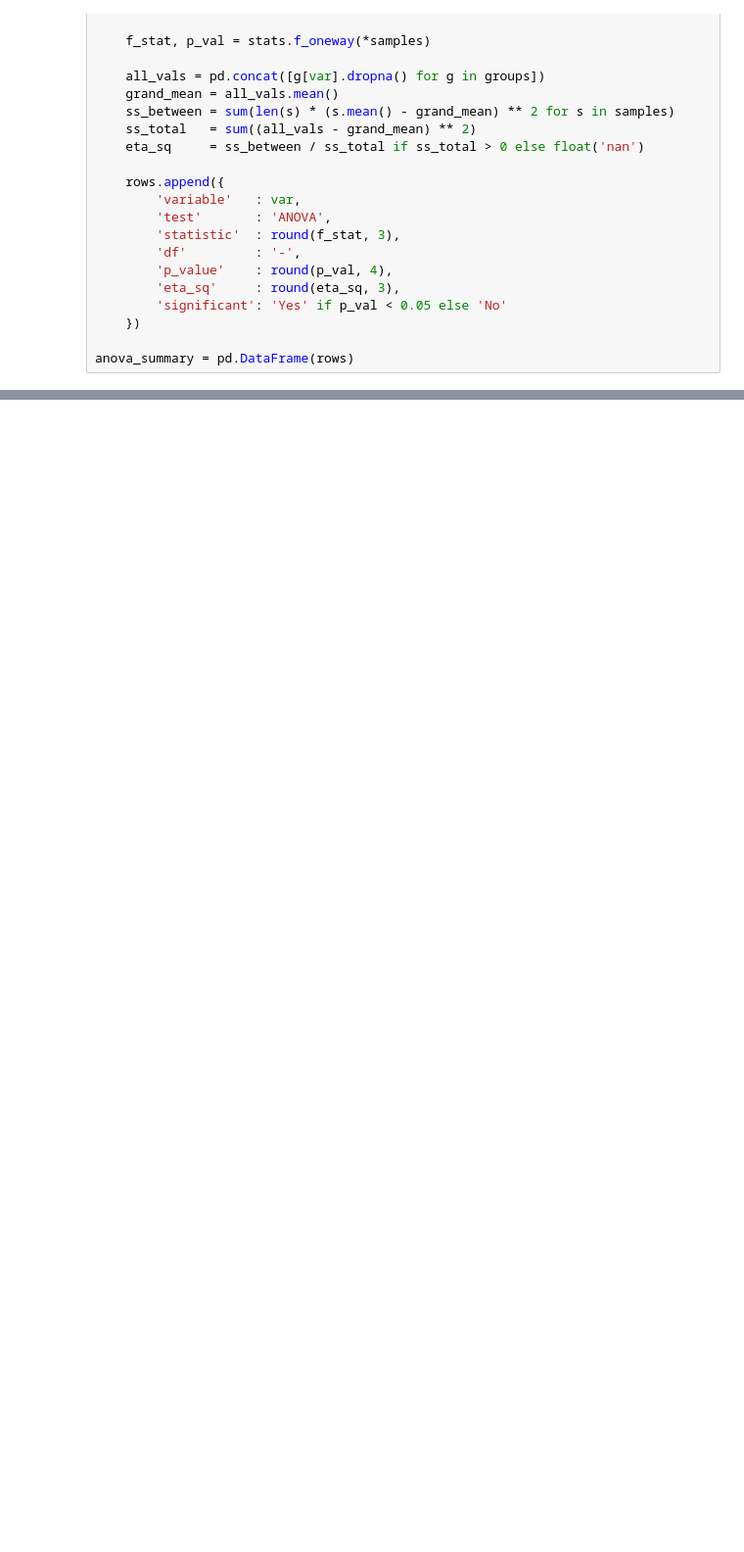
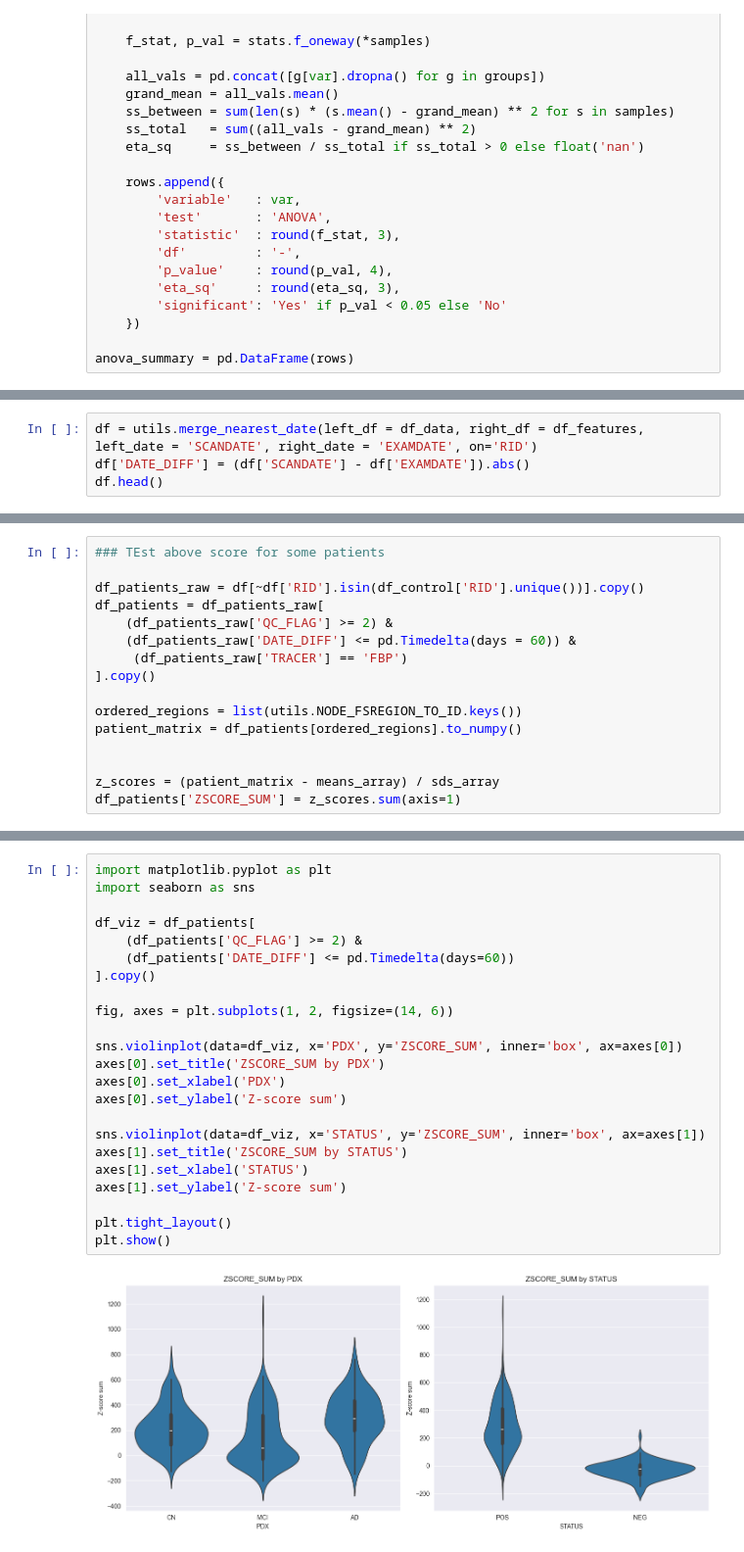
Before and after one commit to shakkyaNV/NetworkModels, a Jupyter notebook: Project1/A3/average_local_props.ipynb, the cells around one changed output, grey strips where cells are left out. Shown at 98% size. Saved outputs shown, nothing was run; the diff lists cells and outputs as text; blank space fills up the shorter version.

Commit message:
z-score based on control group

```diff
--- a/Project1/A3/average_local_props.ipynb
+++ b/Project1/A3/average_local_props.ipynb
@@ -447,0 +437,4 @@ status & chi-square & 419.109000 & 2 & 0.000000 & Yes \\
+# %%
+df = utils.merge_nearest_date(left_df = df_data, right_df = df_features, left_date = 'SCANDATE', right_date = 'EXAMDATE', on='RID')
+df['DATE_DIFF'] = (df['SCANDATE'] - df['EXAMDATE']).abs()
+df.head()
@@ -447,0 +505,16 @@ status & chi-square & 419.109000 & 2 & 0.000000 & Yes \\
+# %%
+### TEst above score for some patients
+
+df_patients_raw = df[~df['RID'].isin(df_control['RID'].unique())].copy()
+df_patients = df_patients_raw[
+    (df_patients_raw['QC_FLAG'] >= 2) &
+    (df_patients_raw['DATE_DIFF'] <= pd.Timedelta(days = 60)) &
+     (df_patients_raw['TRACER'] == 'FBP')
+].copy()
+
+ordered_regions = list(utils.NODE_FSREGION_TO_ID.keys())
+patient_matrix = df_patients[ordered_regions].to_numpy()
+
+
+z_scores = (patient_matrix - means_array) / sds_array
+df_patients['ZSCORE_SUM'] = z_scores.sum(axis=1)
@@ -447,0 +537,25 @@ status & chi-square & 419.109000 & 2 & 0.000000 & Yes \\
+# %%
+import matplotlib.pyplot as plt
+import seaborn as sns
+
+df_viz = df_patients[
+    (df_patients['QC_FLAG'] >= 2) &
+    (df_patients['DATE_DIFF'] <= pd.Timedelta(days=60))
+].copy()
+
+fig, axes = plt.subplots(1, 2, figsize=(14, 6))
+
+sns.violinplot(data=df_viz, x='PDX', y='ZSCORE_SUM', inner='box', ax=axes[0])
+axes[0].set_title('ZSCORE_SUM by PDX')
+axes[0].set_xlabel('PDX')
+axes[0].set_ylabel('Z-score sum')
+
+sns.violinplot(data=df_viz, x='STATUS', y='ZSCORE_SUM', inner='box', ax=axes[1])
+axes[1].set_title('ZSCORE_SUM by STATUS')
+axes[1].set_xlabel('STATUS')
+axes[1].set_ylabel('Z-score sum')
+
+plt.tight_layout()
+plt.show()
+# %% [output]
+[figure, added]
```
Also changed, not shown: parts of 24 cells of this notebook.
